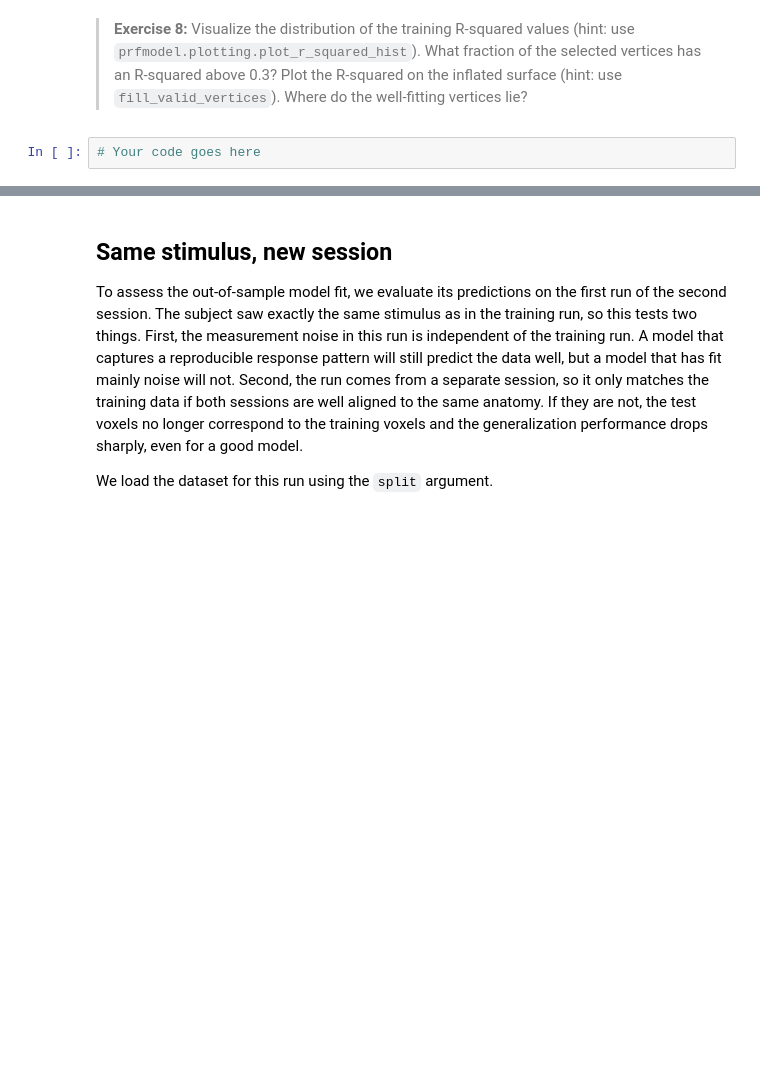
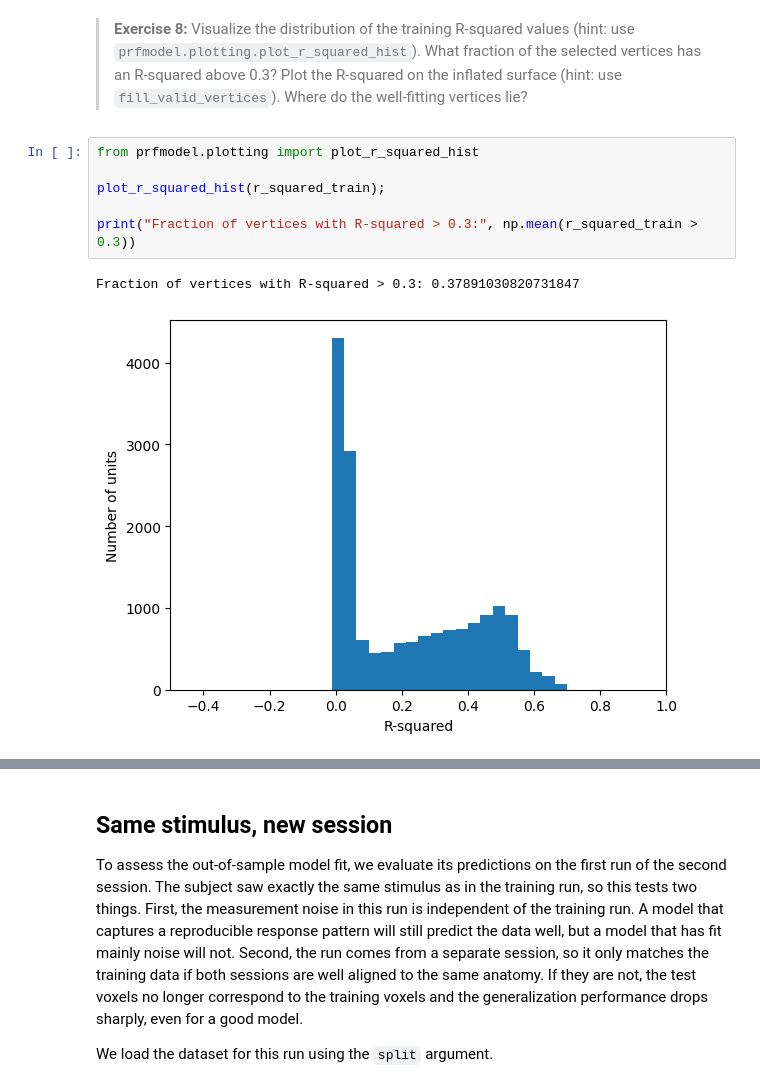
Before and after one commit to martaangelo/prf, a Jupyter notebook: notebooks/workshop/02-prf-visual-fmri-cv.ipynb, the cells around one changed output, grey strips where cells are left out. Drawn from its saved outputs; the diff is of its cells as text; blank space fills up the shorter version.

```diff
--- a/notebooks/workshop/02-prf-visual-fmri-cv.ipynb
+++ b/notebooks/workshop/02-prf-visual-fmri-cv.ipynb
@@ -306,4 +367,11 @@ r_squared_train.shape
 # %% [markdown]
 > **Exercise 8:** Visualize the distribution of the training R-squared values (hint: use `prfmodel.plotting.plot_r_squared_hist`). What fraction of the selected vertices has an R-squared above 0.3? Plot the R-squared on the inflated surface (hint: use `fill_valid_vertices`). Where do the well-fitting vertices lie?
 # %%
-# Your code goes here
+from prfmodel.plotting import plot_r_squared_hist
+
+plot_r_squared_hist(r_squared_train);
+
+print("Fraction of vertices with R-squared > 0.3:", np.mean(r_squared_train > 0.3))
+# %% [output]
+Fraction of vertices with R-squared > 0.3: 0.37891030820731847
+[figure, added]
```
Also changed, not shown: parts of 12 cells of this notebook.
